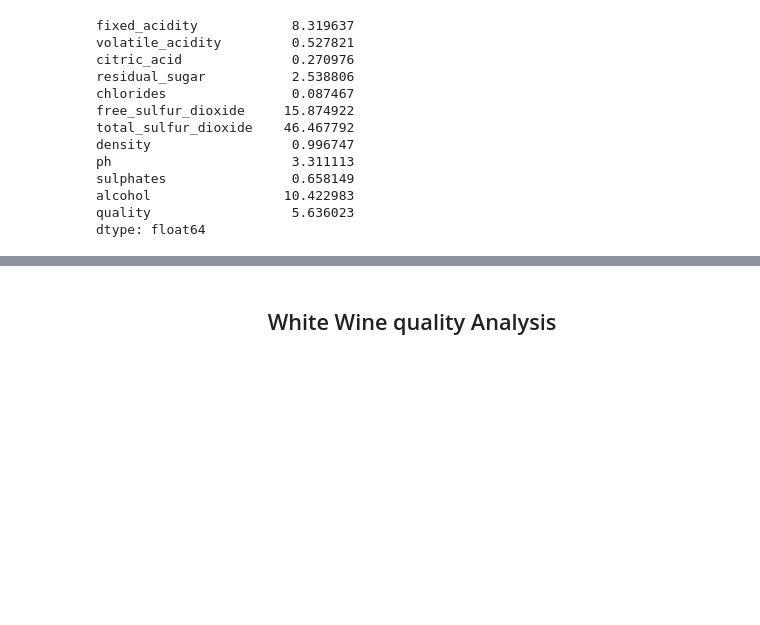
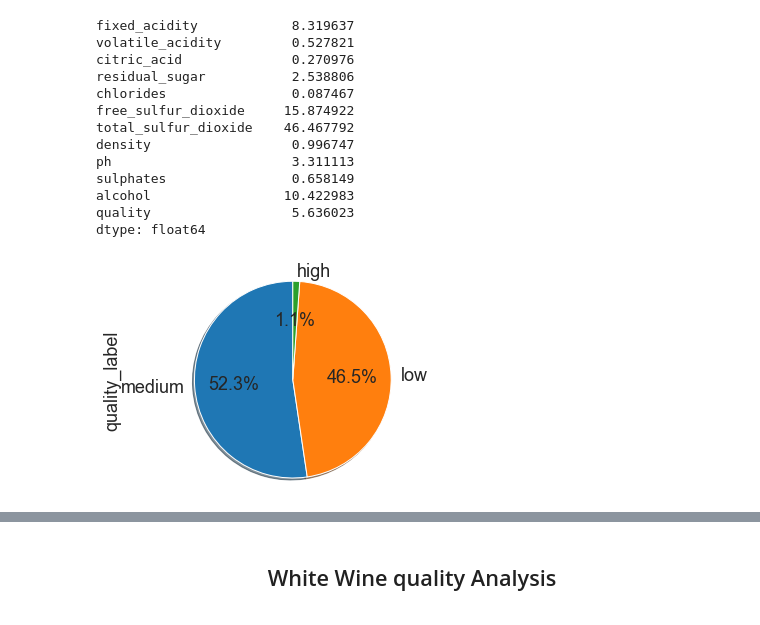
Before and after one commit to MaxLopezSalgado/wine_quality, a Jupyter notebook: wine_quality.ipynb, the cells around one changed output, grey strips where cells are left out. Drawn from its saved outputs; the diff is of its cells as text; code cells hidden in the pictures; blank space fills up the shorter version.

```diff
--- a/wine_quality.ipynb
+++ b/wine_quality.ipynb
@@ -93,0 +106,8 @@ dtype: float64
+# %%
+# Create a pie chart to show porcentages of bad, mid and high quality wines
+
+red_wine_quality['quality_label'].value_counts().plot(kind='pie', autopct='%1.1f%%', shadow=True, startangle=90)
+plt.axis('equal')
+plt.show()
+# %% [output]
+[figure, added]
```
Also changed, not shown: parts of 21 cells of this notebook.
